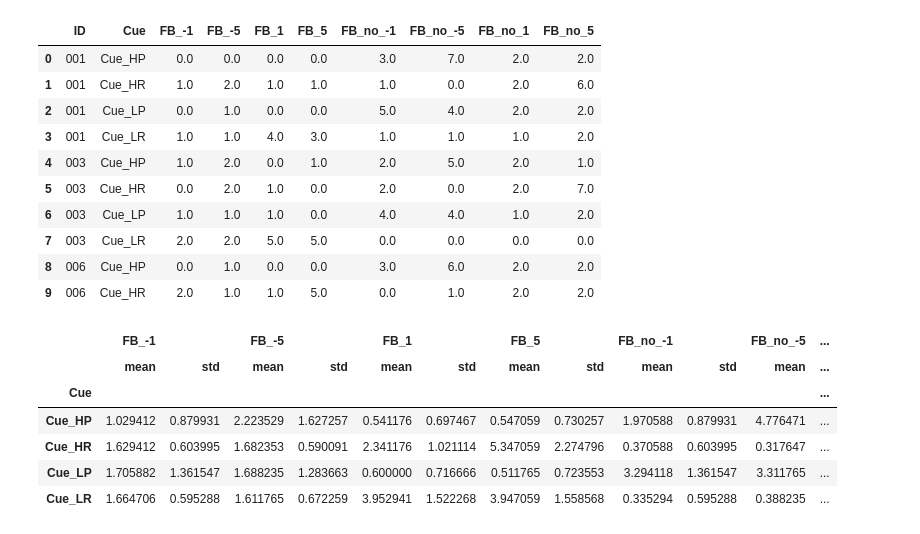
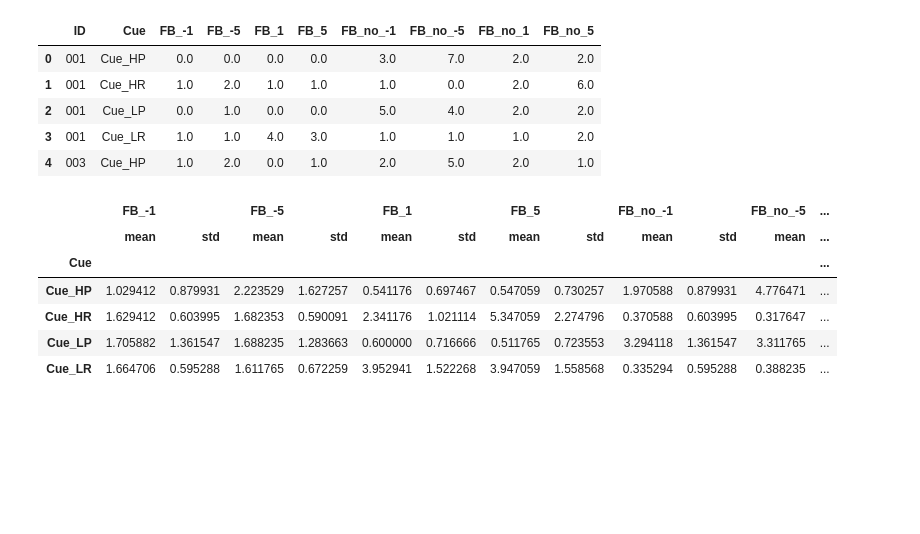
Before and after one commit to MagDub/PAT, a Jupyter notebook: exploratory-onebigDF.ipynb, the cells around one changed output. Cells and saved outputs as stored; diff of their text form; code cells hidden in the pictures; blank space fills up the shorter version.

```diff
--- a/exploratory-onebigDF.ipynb
+++ b/exploratory-onebigDF.ipynb
@@ -6,5 +7,5 @@ import matplotlib.pyplot as plt
 # %%
-folder = './2. PAT/'
+folder = './2_PAT/'
 files = os.listdir(folder)
 # %%
 # Make list of participants
@@ -128,19 +129,14 @@ all_counts.rename(columns={"index": "Cue"}, inplace=True)
 all_counts.reset_index(inplace=True)
 all_counts.drop('index', axis=1, inplace=True)
 # %%
-all_counts.head(10)
+all_counts.head(5)
 # %% [output]
 |  | ID | Cue | FB_-1 | FB_-5 | FB_1 | FB_5 | FB_no_-1 | FB_no_-5 | FB_no_1 | FB_no_5 |
 | 0 | 001 | Cue_HP | 0.0 | 0.0 | 0.0 | 0.0 | 3.0 | 7.0 | 2.0 | 2.0 |
 | 1 | 001 | Cue_HR | 1.0 | 2.0 | 1.0 | 1.0 | 1.0 | 0.0 | 2.0 | 6.0 |
 | 2 | 001 | Cue_LP | 0.0 | 1.0 | 0.0 | 0.0 | 5.0 | 4.0 | 2.0 | 2.0 |
 | 3 | 001 | Cue_LR | 1.0 | 1.0 | 4.0 | 3.0 | 1.0 | 1.0 | 1.0 | 2.0 |
 | 4 | 003 | Cue_HP | 1.0 | 2.0 | 0.0 | 1.0 | 2.0 | 5.0 | 2.0 | 1.0 |
-| 5 | 003 | Cue_HR | 0.0 | 2.0 | 1.0 | 0.0 | 2.0 | 0.0 | 2.0 | 7.0 |
-| 6 | 003 | Cue_LP | 1.0 | 1.0 | 1.0 | 0.0 | 4.0 | 4.0 | 1.0 | 2.0 |
-| 7 | 003 | Cue_LR | 2.0 | 2.0 | 5.0 | 5.0 | 0.0 | 0.0 | 0.0 | 0.0 |
-| 8 | 006 | Cue_HP | 0.0 | 1.0 | 0.0 | 0.0 | 3.0 | 6.0 | 2.0 | 2.0 |
-| 9 | 006 | Cue_HR | 2.0 | 1.0 | 1.0 | 5.0 | 0.0 | 1.0 | 2.0 | 2.0 |
 # %%
 summ_stats = all_counts.drop('ID', axis=1).groupby("Cue").agg([np.mean, np.std])
 summ_stats
```
Also changed, not shown: parts of 7 cells of this notebook.
